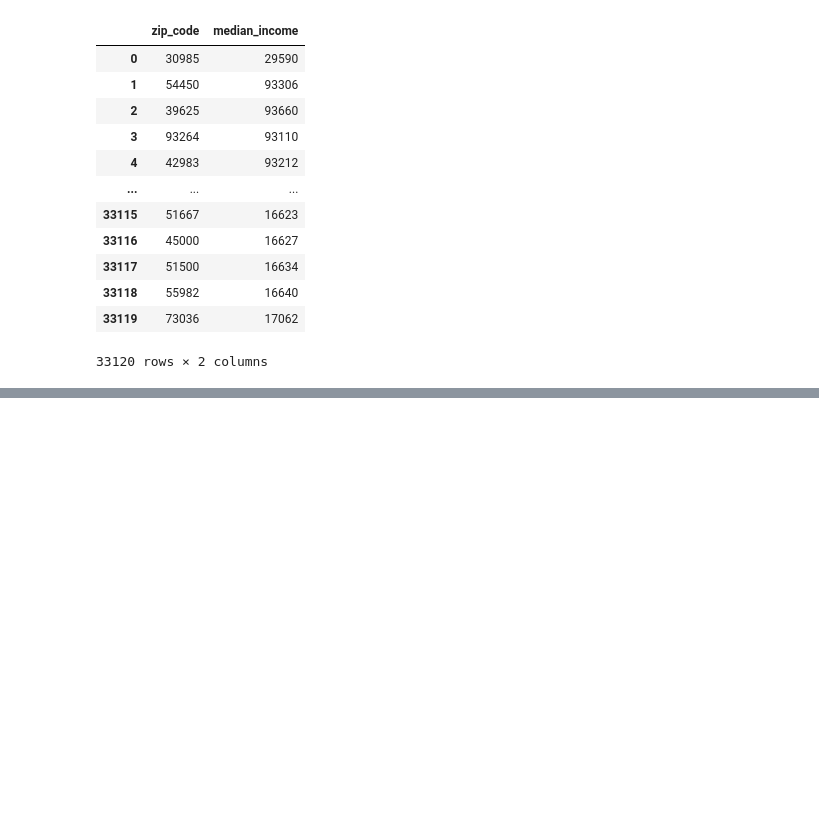
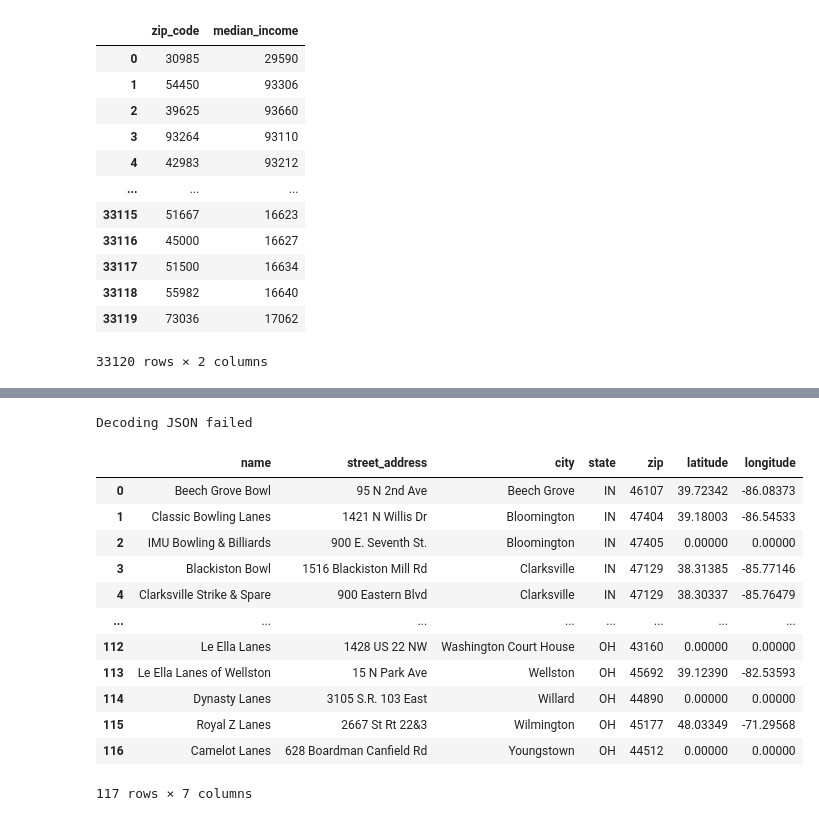
Before and after one commit to jgroeschen/Cinci-HS-Bowling-Stats, a Jupyter notebook: data_gathering/bowling_stats.ipynb, the cells around one changed output, grey strips where cells are left out. Saved outputs shown, nothing was run; the diff lists cells and outputs as text; code cells hidden in the pictures; blank space fills up the shorter version.

```diff
--- a/data_gathering/bowling_stats.ipynb
+++ b/data_gathering/bowling_stats.ipynb
@@ -480,0 +508,3 @@ df_median_income.to_csv('median_income_by_zip.csv')
+# %%
+page = requests.get('https://www.kidsbowlfree.com/all_centers.php')
+soup = BeautifulSoup(page.content, 'html.parser')
@@ -480,0 +518,44 @@ df_median_income.to_csv('median_income_by_zip.csv')
+# %%
+alley_rows_list = []
+for i in range(len(alley_ids)):
+    page = requests.get(f'https://www.kidsbowlfree.com/center.php?alley_id={alley_ids[i]}')
+    soup = BeautifulSoup(page.content, 'html.parser')
+    name = soup.find_all('h1')[0].text.rstrip()
+    address = soup.find_all('h4')[0].text.split('\n')
+    street = address[0]
+    rest = address[1].split(',')
+    city = rest[0].lstrip()
+    state = rest[1].lstrip()
+    zip = rest[2].lstrip()[:5]
+    try:
+        response = requests.get(f'https://nominatim.openstreetmap.org/search.php?q={street}+{city},{state}&format=jsonv2').json()
+        if len(response) >=1:
+            lat = round(float(response[0]['lat']), 5)
+            lon = round(float(response[0]['lon']), 5)
+        else:
+            lat = 0
+            lon = 0
+    except ValueError:
+        print('Decoding JSON failed')
+    row =[name, street, city, state, zip, lat, lon]
+    alley_rows_list.append(row)
+    time.sleep(15)
+# %% [output]
+Decoding JSON failed
+# %%
+df_alleys = pd.DataFrame(alley_rows_list, columns=['name', 'street_address', 'city', 'state', 'zip', 'latitude', 'longitude'])
+df_alleys
+# %% [output]
+|  | name | street_address | city | state | zip | latitude | longitude |
+| 0 | Beech Grove Bowl | 95 N 2nd Ave | Beech Grove | IN | 46107 | 39.72342 | -86.08373 |
+| 1 | Classic Bowling Lanes | 1421 N Willis Dr | Bloomington | IN | 47404 | 39.18003 | -86.54533 |
+| 2 | IMU Bowling & Billiards | 900 E. Seventh St. | Bloomington | IN | 47405 | 0.00000 | 0.00000 |
+| 3 | Blackiston Bowl | 1516 Blackiston Mill Rd | Clarksville | IN | 47129 | 38.31385 | -85.77146 |
+| 4 | Clarksville Strike & Spare | 900 Eastern Blvd | Clarksville | IN | 47129 | 38.30337 | -85.76479 |
+| ... | ... | ... | ... | ... | ... | ... | ... |
+| 112 | Le Ella Lanes | 1428 US 22 NW | Washington Court House | OH | 43160 | 0.00000 | 0.00000 |
+| 113 | Le Ella Lanes of Wellston | 15 N Park Ave | Wellston | OH | 45692 | 39.12390 | -82.53593 |
+| 114 | Dynasty Lanes | 3105 S.R. 103 East | Willard | OH | 44890 | 0.00000 | 0.00000 |
+| 115 | Royal Z Lanes | 2667 St Rt 22&3 | Wilmington | OH | 45177 | 48.03349 | -71.29568 |
+| 116 | Camelot Lanes | 628 Boardman Canfield Rd | Youngstown | OH | 44512 | 0.00000 | 0.00000 |
+117 rows × 7 columns
```
Also changed, not shown: parts of 12 cells of this notebook.
